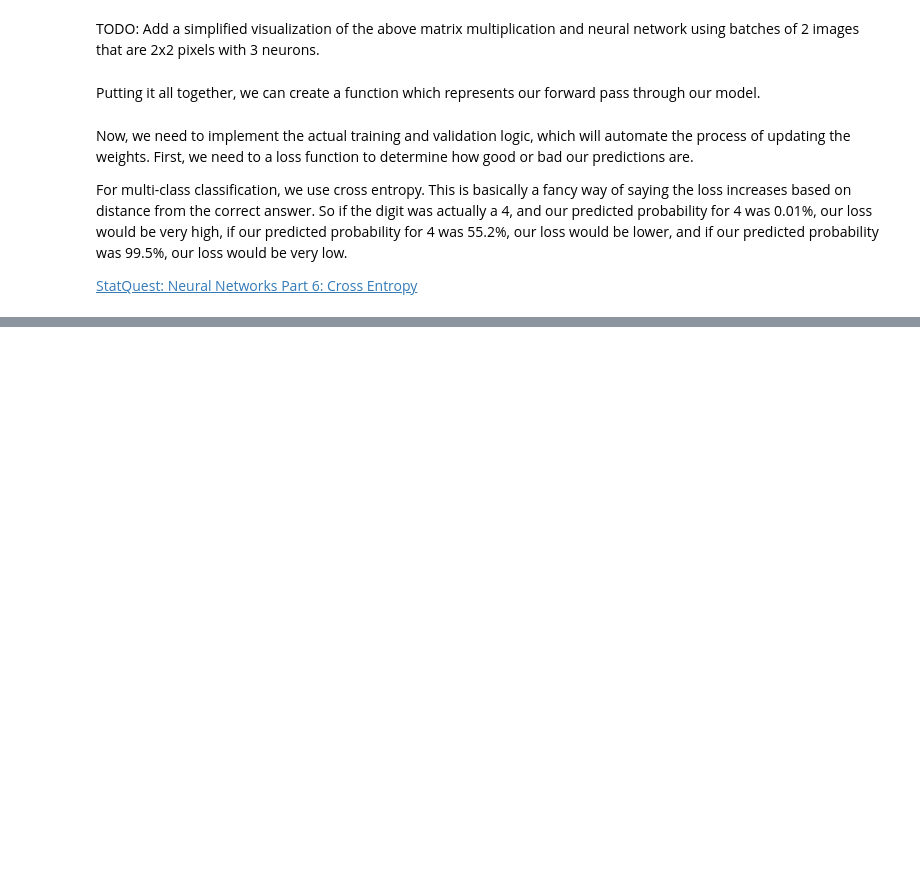
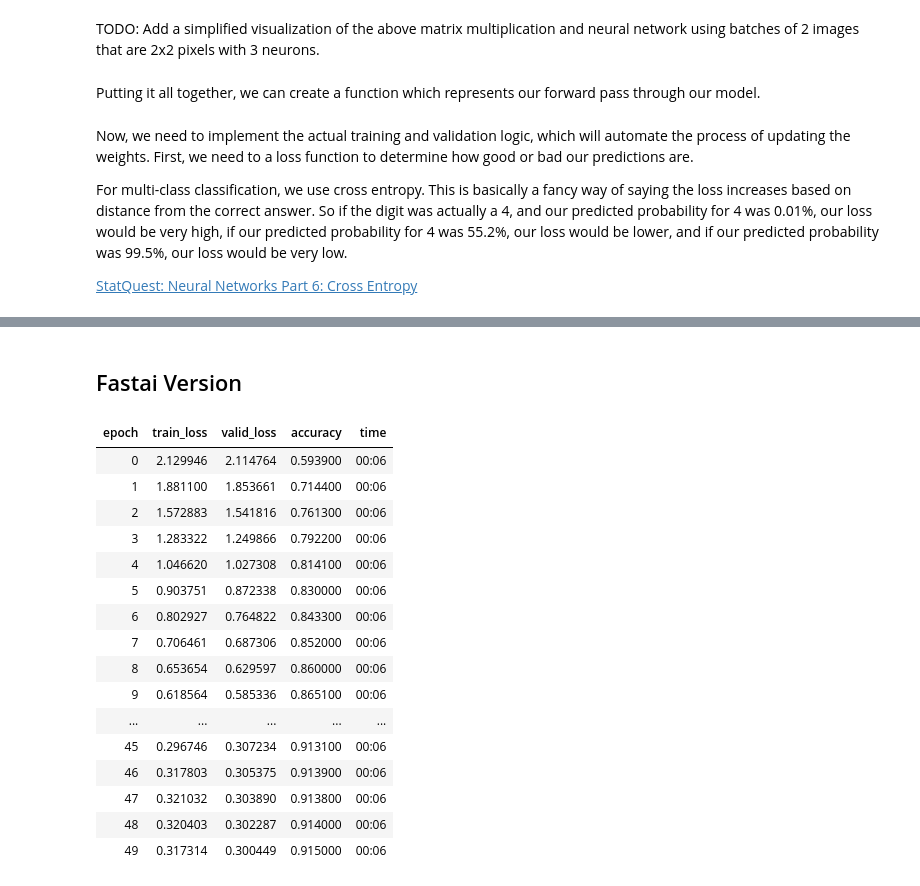
Before and after one commit to Daynil/course22, a Jupyter notebook: 04-mnist-3ways.ipynb, the cells around one changed output, grey strips where cells are left out. Saved outputs shown, nothing was run; the diff lists cells and outputs as text; code cells hidden in the pictures; blank space fills up the shorter version.

Commit message:
mnist 3 ways complete, plus clean version

```diff
--- a/04-mnist-3ways.ipynb
+++ b/04-mnist-3ways.ipynb
@@ -307,0 +523,54 @@ plt.show()
+# %% [markdown]
+## Fastai Version
+# %%
+hidden_neurons = 100
+mnist_classes = 10
+
+epochs = 50
+lr = 0.001
+
+class GrayFlatLayer(torch.nn.Module):
+    def __init__(self, lambd):
+        super().__init__()
+        self.lambd = lambd
+
+    def forward(self, x):
+        return self.lambd(x)
+
+model = torch.nn.Sequential(
+    GrayFlatLayer(torchvision.transforms.Lambda(to_bw_flattened)),
+    torch.nn.Linear(px_per_dim**2, hidden_neurons),
+    torch.nn.ReLU(),
+    torch.nn.Linear(hidden_neurons, mnist_classes)
+).to(device)
+
+# Note this is using my common accuracy function (not the fastai accuracy)
+# There's some compatability issues using their acc function (probably due to the way
+# I'm manipulating the image).
+# **NOTE** Issue seems to be that I used MultiCategoryBlock instead of CategoryBlock in
+# the dataloaders code
+# TODO: make a clean version using to guide dataset creation
+# https://github.com/fastai/fastai/blob/master/nbs/examples/migrating_pytorch.py
+learner = fai_vision.Learner(
+    dls, model, lr=lr, loss_func=loss_fn, opt_func=fai_vision.SGD, metrics=accuracy
+)
+
+learner.fit(epochs, lr)
+# %% [output]
+| epoch | train_loss | valid_loss | accuracy | time |
+| 0 | 2.129946 | 2.114764 | 0.593900 | 00:06 |
+| 1 | 1.881100 | 1.853661 | 0.714400 | 00:06 |
+| 2 | 1.572883 | 1.541816 | 0.761300 | 00:06 |
+| 3 | 1.283322 | 1.249866 | 0.792200 | 00:06 |
+| 4 | 1.046620 | 1.027308 | 0.814100 | 00:06 |
+| 5 | 0.903751 | 0.872338 | 0.830000 | 00:06 |
+| 6 | 0.802927 | 0.764822 | 0.843300 | 00:06 |
+| 7 | 0.706461 | 0.687306 | 0.852000 | 00:06 |
+| 8 | 0.653654 | 0.629597 | 0.860000 | 00:06 |
+| 9 | 0.618564 | 0.585336 | 0.865100 | 00:06 |
+| ... | ... | ... | ... | ... |
+| 45 | 0.296746 | 0.307234 | 0.913100 | 00:06 |
+| 46 | 0.317803 | 0.305375 | 0.913900 | 00:06 |
+| 47 | 0.321032 | 0.303890 | 0.913800 | 00:06 |
+| 48 | 0.320403 | 0.302287 | 0.914000 | 00:06 |
+| 49 | 0.317314 | 0.300449 | 0.915000 | 00:06 |
```
Also changed, not shown: parts of 16 cells of this notebook, 1 other file.
